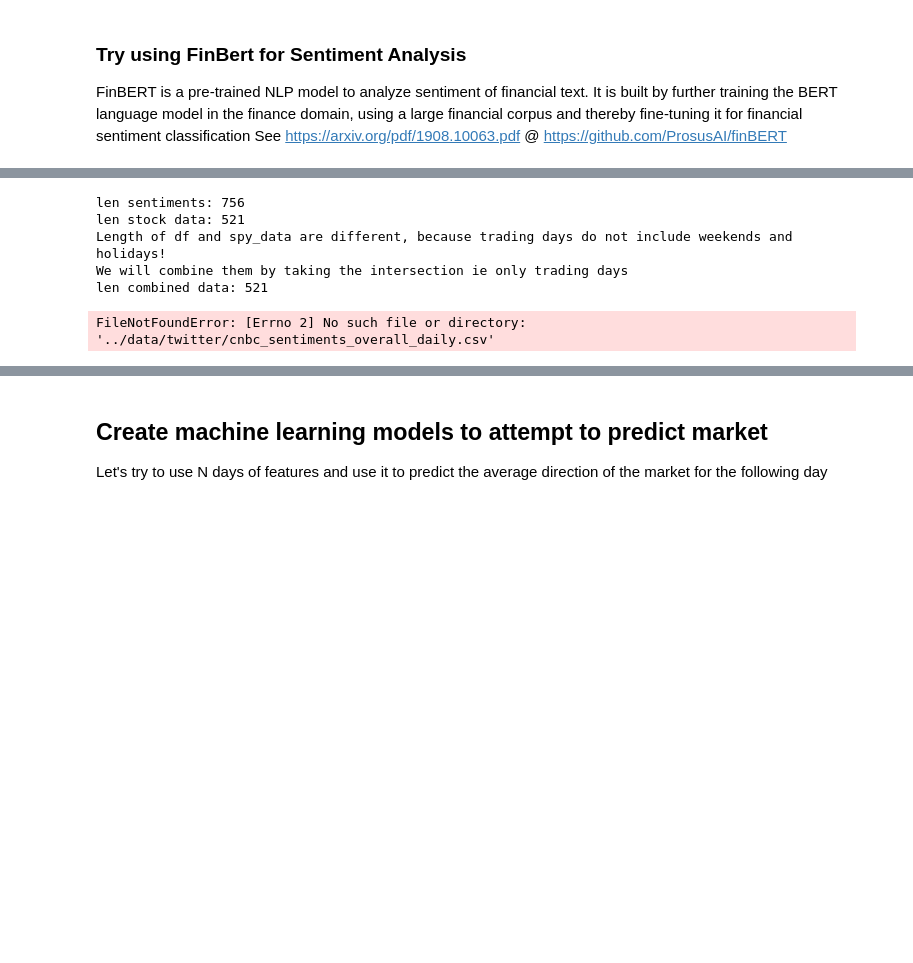
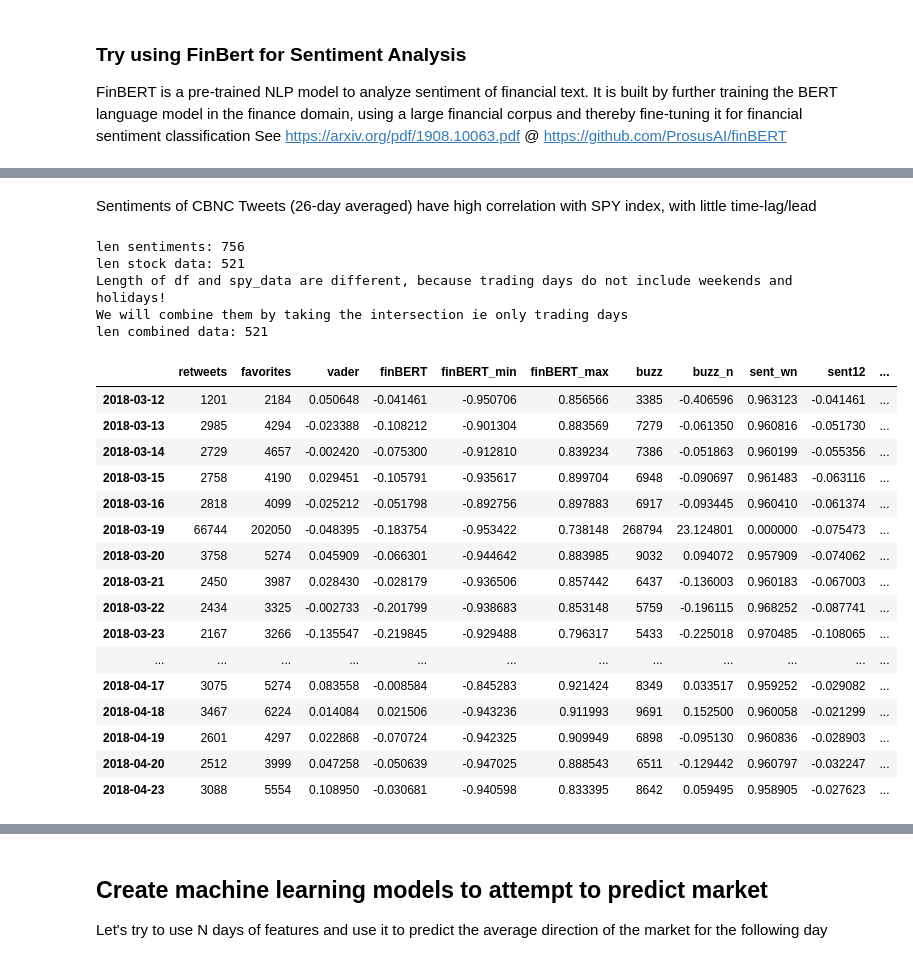
Before and after one commit to eleow/roboadvisorSystem, a Jupyter notebook: SystemCode/backend/notebooks/Sentiments.ipynb, the cells around one changed output, grey strips where cells are left out. Saved outputs shown, nothing was run; the diff lists cells and outputs as text; code cells hidden in the pictures; blank space fills up the shorter version.

```diff
--- a/SystemCode/backend/notebooks/Sentiments.ipynb
+++ b/SystemCode/backend/notebooks/Sentiments.ipynb
@@ -321,6 +362,6 @@ Retrieve stock data for overall US market (SPY) and the 'fear' index (^VIX)
 # %%
-start = df.index[0].strftime('%Y-%m-%d')
-end = df.index[-1].strftime('%Y-%m-%d')
+start = max(cnbc_daily.index[0], donald_daily.index[0]).strftime('%Y-%m-%d')
+end = min(cnbc_daily.index[-1], donald_daily.index[-1]).strftime('%Y-%m-%d')
 
 tickers = ['SPY', '^VIX']
 yahoo_financials = YahooFinancials(tickers)
@@ -334,6 +375,24 @@ vix_data = pd.DataFrame(ydata[tickers[1]]['prices']).filter(['formatted_date', '
 vix_data['formatted_date'] = pd.to_datetime(vix_data['formatted_date'])
 vix_data.set_index('formatted_date', inplace=True, drop=True)
 
+# The 12- and 26-day exponential moving averages (EMAs) are often the most popularly quoted or analyzed short-term averages
+spy_data['EMA12'] = spy_data['adjclose'].ewm(span=12,adjust=False).mean()
+spy_data['EMA26'] = spy_data['adjclose'].ewm(span=26,adjust=False).mean()
+spy_data['EMA50'] = spy_data['adjclose'].ewm(span=50,adjust=False).mean()
+spy_data['EMA200'] = spy_data['adjclose'].ewm(span=200,adjust=False).mean()
+
 print('start:', start, ', end:', end)
 # print(spy_data.head())
+
+fig = make_subplots(rows=2, cols=1, specs=[[{"secondary_y": True}], [{"secondary_y": False}]])
+fig.add_trace(go.Scatter(x=spy_data.index, y=spy_data['adjclose'], opacity=0.2, name='spy'), secondary_y=False)
+fig.add_trace(go.Scatter(x=vix_data.index, y=vix_data['adjclose'], opacity=0.8, name='vix'), secondary_y=True)
+
+# fig.add_trace(go.Scatter(x=spy_data.index, y=spy_data['EMA12'], opacity=0.8, name='spy'), secondary_y=False)
+fig.add_trace(go.Scatter(x=spy_data.index, y=spy_data['EMA26'], opacity=0.8, name='spy'), secondary_y=False)
+
+# fig.add_trace(go.Scatter(x=donald_trunc.index, y=donald_daily['finBERT'], opacity=0.2, name='sent (donald)'), row=2, col=1)
+fig.add_trace(go.Scatter(x=donald_trunc.index, y=donald_daily['sent26'], opacity=0.8, name='sent26 (donald)'), row=2, col=1)
+# fig.add_trace(go.Scatter(x=cnbc_daily.index, y=cnbc_daily['finBERT'], opacity=0.2, name='sent (cnbc)'), row=2, col=1)
+fig.add_trace(go.Scatter(x=cnbc_daily.index, y=cnbc_daily['sent26'], opacity=0.8, name='sent26 (cnbc)'), row=2, col=1)
 # %% [output]
@@ -370,31 +449,52 @@ df['sent26'] = df['finBERT'].ewm(span=200,adjust=False).mean()  # also perform E
+# %% [markdown]
+Sentiments of CBNC Tweets (26-day averaged) have high correlation with SPY index, with little time-lag/lead
 # %%
+df = cnbc_daily
+
 print('len sentiments:', len(df), '\nlen stock data:', len(spy_data))
 print('Length of df and spy_data are different, because trading days do not include weekends and holidays!')
 # print('We will combine them, taking the union, and then fill in the missing adjclose with the last value')
 print('We will combine them by taking the intersection ie only trading days')
 # spy_data.info()
 
 # We will combine them, taking the union, and then fill in the missing adjClose with the last value
 # data = df.merge(spy_data, left_index=True, right_index=True, how='outer')
 data = df.merge(spy_data, left_index=True, right_index=True, how='inner')
 data['adjclose'] = data['adjclose'].fillna(method='ffill')
 data['EMA12'] = data['EMA12'].fillna(method='ffill')
 data['EMA26'] = data['EMA26'].fillna(method='ffill')
 print('len combined data:', len(data))
 
 # save as csv
-daily_fullpath = '../data/twitter/' + username + '_sentiments_overall_daily.csv'
+# daily_fullpath = '../data/twitter/' + username + '_sentiments_overall_daily.csv'
+daily_fullpath = '../data/twitter/sentiments_overall_daily.csv'
 data.to_csv(daily_fullpath, index_label='date')
 
 # print(comb_data.isnull().sum())
 data[0:30]
 # %% [output]
 len sentiments: 756
 len stock data: 521
 Length of df and spy_data are different, because trading days do not include weekends and holidays!
 We will combine them by taking the intersection ie only trading days
 len combined data: 521
-FileNotFoundError: [Errno 2] No such file or directory: '../data/twitter/cnbc_sentiments_overall_daily.csv'
+|  | retweets | favorites | vader | finBERT | finBERT_min | finBERT_max | buzz | buzz_n | sent_wn | sent12 | ... |
+| 2018-03-12 | 1201 | 2184 | 0.050648 | -0.041461 | -0.950706 | 0.856566 | 3385 | -0.406596 | 0.963123 | -0.041461 | ... |
+| 2018-03-13 | 2985 | 4294 | -0.023388 | -0.108212 | -0.901304 | 0.883569 | 7279 | -0.061350 | 0.960816 | -0.051730 | ... |
+| 2018-03-14 | 2729 | 4657 | -0.002420 | -0.075300 | -0.912810 | 0.839234 | 7386 | -0.051863 | 0.960199 | -0.055356 | ... |
+| 2018-03-15 | 2758 | 4190 | 0.029451 | -0.105791 | -0.935617 | 0.899704 | 6948 | -0.090697 | 0.961483 | -0.063116 | ... |
+| 2018-03-16 | 2818 | 4099 | -0.025212 | -0.051798 | -0.892756 | 0.897883 | 6917 | -0.093445 | 0.960410 | -0.061374 | ... |
+| 2018-03-19 | 66744 | 202050 | -0.048395 | -0.183754 | -0.953422 | 0.738148 | 268794 | 23.124801 | 0.000000 | -0.075473 | ... |
+| 2018-03-20 | 3758 | 5274 | 0.045909 | -0.066301 | -0.944642 | 0.883985 | 9032 | 0.094072 | 0.957909 | -0.074062 | ... |
+| 2018-03-21 | 2450 | 3987 | 0.028430 | -0.028179 | -0.936506 | 0.857442 | 6437 | -0.136003 | 0.960183 | -0.067003 | ... |
+| 2018-03-22 | 2434 | 3325 | -0.002733 | -0.201799 | -0.938683 | 0.853148 | 5759 | -0.196115 | 0.968252 | -0.087741 | ... |
+| 2018-03-23 | 2167 | 3266 | -0.135547 | -0.219845 | -0.929488 | 0.796317 | 5433 | -0.225018 | 0.970485 | -0.108065 | ... |
+| ... | ... | ... | ... | ... | ... | ... | ... | ... | ... | ... | ... |
+| 2018-04-17 | 3075 | 5274 | 0.083558 | -0.008584 | -0.845283 | 0.921424 | 8349 | 0.033517 | 0.959252 | -0.029082 | ... |
+| 2018-04-18 | 3467 | 6224 | 0.014084 | 0.021506 | -0.943236 | 0.911993 | 9691 | 0.152500 | 0.960058 | -0.021299 | ... |
+| 2018-04-19 | 2601 | 4297 | 0.022868 | -0.070724 | -0.942325 | 0.909949 | 6898 | -0.095130 | 0.960836 | -0.028903 | ... |
+| 2018-04-20 | 2512 | 3999 | 0.047258 | -0.050639 | -0.947025 | 0.888543 | 6511 | -0.129442 | 0.960797 | -0.032247 | ... |
+| 2018-04-23 | 3088 | 5554 | 0.108950 | -0.030681 | -0.940598 | 0.833395 | 8642 | 0.059495 | 0.958905 | -0.027623 | ... |
 # %%
 fig = make_subplots(rows=2, cols=1, specs=[[{"secondary_y": True}], [{"secondary_y": False}]])
 fig.add_trace(go.Scatter(x=data.index, y=data['finBERT'], opacity=0.2, name='sent'), secondary_y=True)
```
Also changed, not shown: parts of 44 cells of this notebook.
